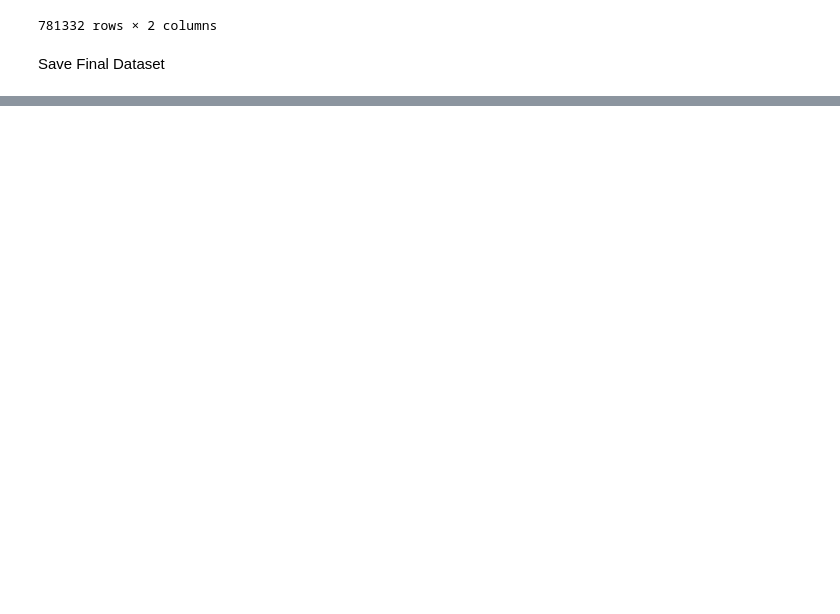
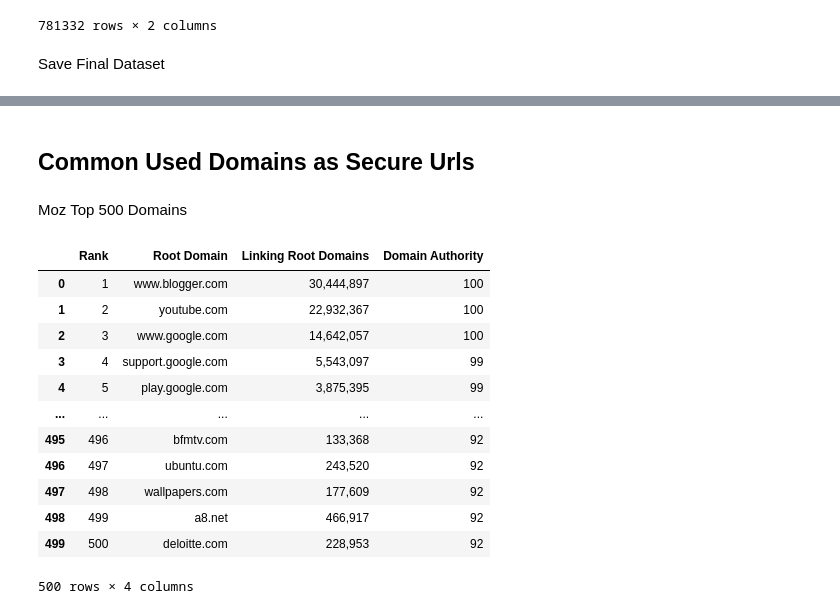
Before and after one commit to munna0912/URL_CLASSIFIER, a Jupyter notebook: Data Cleaning, integration, and visualisation/Data Cleaning, Integration, and Visualisation.ipynb, the cells around one changed output, grey strips where cells are left out. Drawn from its saved outputs; the diff is of its cells as text; code cells hidden in the pictures; blank space fills up the shorter version.

```diff
--- a/Data Cleaning, integration, and visualisation/Data Cleaning, Integration, and Visualisation.ipynb
+++ b/Data Cleaning, integration, and visualisation/Data Cleaning, Integration, and Visualisation.ipynb
@@ -215,0 +289,21 @@ df.to_csv("D:/Data Science/Project/link detection/url_checker/dataset/df_final.c
+# %% [markdown]
+##  Common Used Domains as Secure Urls
+# %% [markdown]
+Moz Top 500 Domains
+# %%
+dataset3 = pd.read_csv("../dataset/top500Domains.csv")
+dataset3
+# %% [output]
+|  | Rank | Root Domain | Linking Root Domains | Domain Authority |
+| 0 | 1 | www.blogger.com | 30,444,897 | 100 |
+| 1 | 2 | youtube.com | 22,932,367 | 100 |
+| 2 | 3 | www.google.com | 14,642,057 | 100 |
+| 3 | 4 | support.google.com | 5,543,097 | 99 |
+| 4 | 5 | play.google.com | 3,875,395 | 99 |
+| ... | ... | ... | ... | ... |
+| 495 | 496 | bfmtv.com | 133,368 | 92 |
+| 496 | 497 | ubuntu.com | 243,520 | 92 |
+| 497 | 498 | wallpapers.com | 177,609 | 92 |
+| 498 | 499 | a8.net | 466,917 | 92 |
+| 499 | 500 | deloitte.com | 228,953 | 92 |
+500 rows × 4 columns
```
Also changed, not shown: parts of 32 cells of this notebook, 20 other files.
